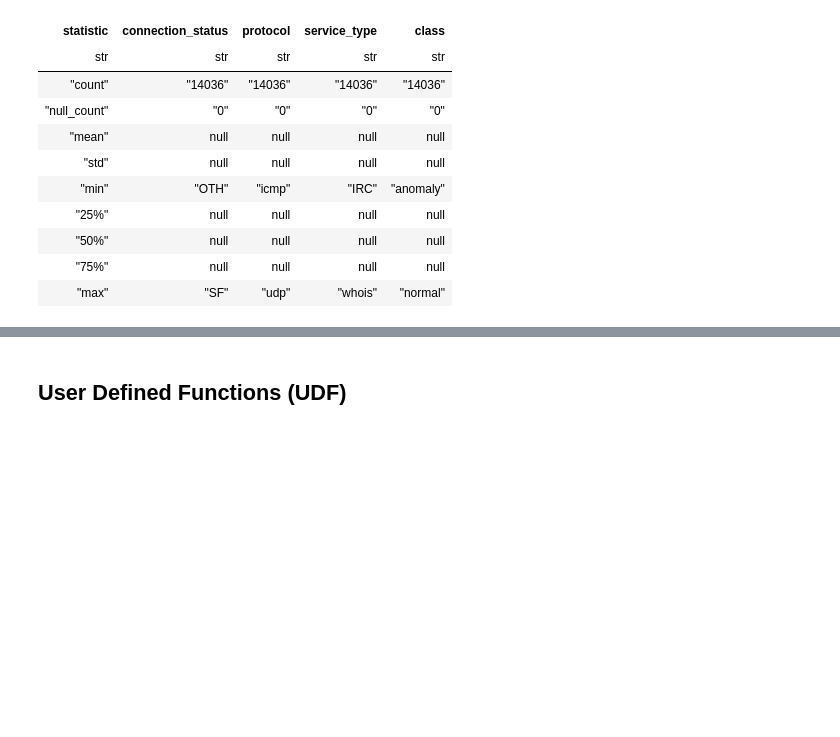
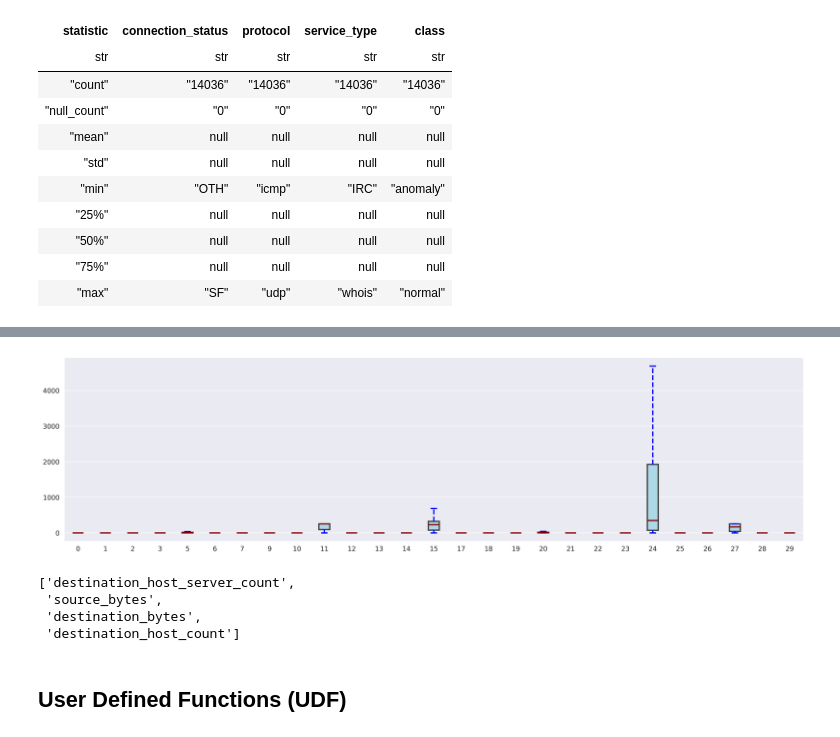
Before and after one commit to DEVOLOPER-1/Pred-Sus-Act, a Jupyter notebook: eda.ipynb, the cells around one changed output, grey strips where cells are left out. Cells and saved outputs as stored; diff of their text form; code cells hidden in the pictures; blank space fills up the shorter version.

```diff
--- a/eda.ipynb
+++ b/eda.ipynb
@@ -92,3 +145,26 @@ del Pandas_df
+# %%
+plt.figure(figsize=(20, 5), dpi=500)
+
+sns.boxplot(
+    data=df,
+    showfliers=False,  # hide extreme outliers
+    boxprops=dict(facecolor="lightblue", linewidth=2),  # box styling
+    whiskerprops=dict(color="blue", linewidth=2, linestyle="--"),
+    medianprops=dict(color="darkred", linewidth=2),
+    capprops=dict(color="blue", linewidth=2),
+    gap=1.5
+)
+
+plt.show()
+# %% [output]
+[figure, added]
+# %%
+[df.columns[11] , df.columns[15] , df.columns[24] , df.columns[27]]
+# %% [output]
+['destination_host_server_count',
+ 'source_bytes',
+ 'destination_bytes',
+ 'destination_host_count']
 # %% [markdown]
 ## User Defined Functions (UDF)
 # %%
```
Also changed, not shown: parts of 8 cells of this notebook, 2 other files.
